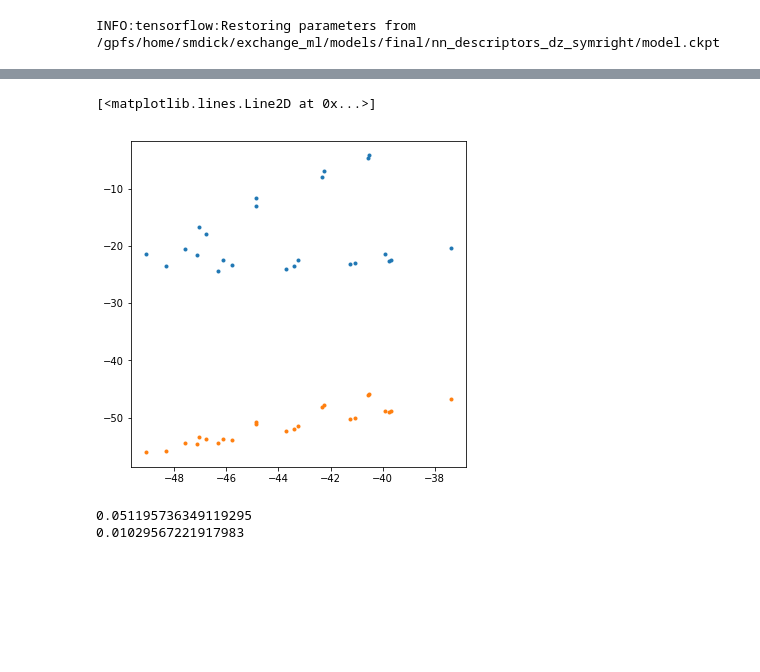
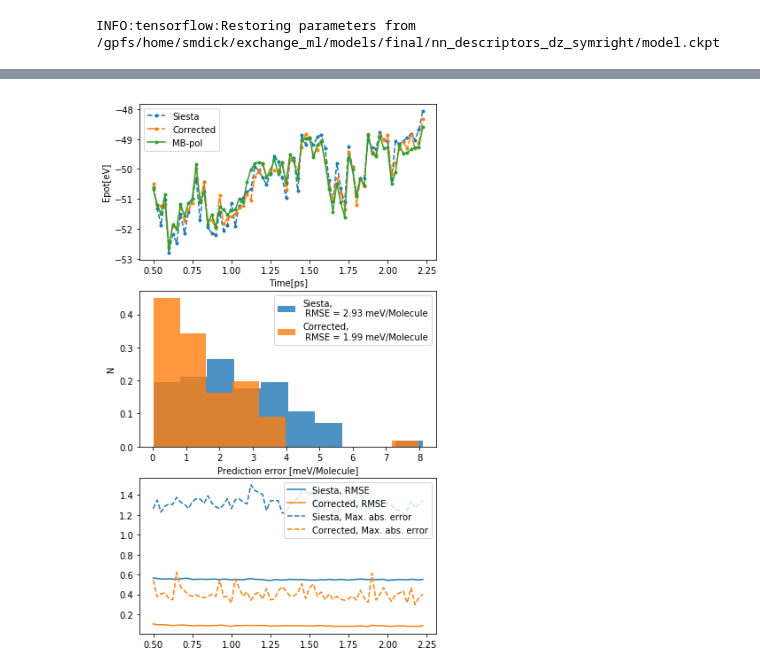
Before and after one commit to semodi/mlcf, a Jupyter notebook: analysis/test_along_traj.ipynb, the cells around one changed output, grey strips where cells are left out. Saved outputs shown, nothing was run; the diff lists cells and outputs as text; code cells hidden in the pictures; blank space fills up the shorter version.

```diff
--- a/analysis/test_along_traj.ipynb
+++ b/analysis/test_along_traj.ipynb
@@ -89,19 +110,53 @@ for a in all_atoms:
 energies_mbpol = np.array(energies_mbpol)
 forces_mbpol = np.array(forces_mbpol).reshape(-1,128,3,3)
 energies['Mbpol'] = energies_mbpol
-# %%
-figsize(6,6)
-plot(energies['Mbpol'] , energies['Siesta'], ls = '', marker = '.')
-plot(energies['Mbpol'] , energies['Corrected'], ls = '', marker = '.')
-# %% [output]
-[<matplotlib.lines.Line2D at 0x...>]
-[figure, removed]
-# %%
-print(np.std(energies['Mbpol'] - energies['Siesta'])/128)
-print(np.std(energies['Mbpol'] - energies['Corrected'])/128)
-# %% [output]
-0.051195736349119295
-0.01029567221917983
+# %%
+rmse_force_siesta = []
+rmse_force_corrected = []
+max_force_siesta = []
+max_force_corrected = []
+for i in range(len(energies)):
+
+    rmse_force_siesta.append(np.sqrt(np.mean((forces_siesta[i].flatten() - forces_mbpol[i].flatten())**2)))
+    rmse_force_corrected.append(np.sqrt(np.mean((forces_corrected[i].flatten() - forces_mbpol[i].flatten())**2)))
+    max_force_siesta.append(np.sqrt(np.max((forces_siesta[i].flatten() - forces_mbpol[i].flatten())**2)))
+    max_force_corrected.append(np.sqrt(np.max((forces_corrected[i].flatten() - forces_mbpol[i].flatten())**2)))
+# %%
+figsize(6,11)
+subplot(3,1,1)
+meandev_siesta = np.mean(energies['Mbpol'] - energies['Siesta'])
+meandev_corrected = np.mean(energies['Mbpol'] - energies['Corrected'])
+t = np.arange(start,100000,every)[:len(energies)]/2000
+plot(t, energies['Siesta'] + meandev_siesta, ls = '--', marker = '.', label = 'Siesta')
+plot(t, energies['Corrected'] + meandev_corrected, ls = '-.', marker = '.', label = 'Corrected')
+plot(t, energies['Mbpol'], ls = '-', marker = '.', label = 'MB-pol')
+xlabel('Time[ps]')
+ylabel('Epot[eV]')
+legend()
+subplot(3,1,2)
+meandev_siesta = np.mean(energies['Mbpol'] - energies['Siesta'])
+meandev_corrected = np.mean(energies['Mbpol'] - energies['Corrected'])
+# plot(energies['Mbpol'], ls = '-', marker = '.', label = 'MB-pol')
+hist(abs(energies['Siesta'] + meandev_siesta-energies['Mbpol'])/0.128 ,
+     label = 'Siesta,\n RMSE = {:.2f} meV/Molecule'.format(np.std(energies['Mbpol'] - energies['Siesta'])/0.128), alpha = 0.8,
+     normed=True)
+hist(abs(energies['Corrected'] + meandev_corrected - energies['Mbpol'])/0.128,
+     label = 'Corrected,\n RMSE = {:.2f} meV/Molecule'.format(np.std(energies['Mbpol'] - energies['Corrected'])/0.128), alpha = 0.8,
+     normed = True)
+xlabel('Prediction error [meV/Molecule]')
+ylabel('N')
+
+legend()
+subplot(3,1,3)
+plot(t, rmse_force_siesta, ls = '-', marker = '', label = 'Siesta, RMSE')
+plot(t, rmse_force_corrected, ls = '-', marker = '', label = 'Corrected, RMSE')
+plot(t, max_force_siesta, ls = '--', marker = '', label = 'Siesta, Max. abs. error', color = 'C0')
+plot(t, max_force_corrected, ls = '--', marker = '', label = 'Corrected, Max. abs. error', color = 'C1')
+legend()
+savefig('../figs/{}_errors.pdf'.format(path[path.rfind('/',0,-2)+1:-1]))
+savefig('../figs/{}_errors.eps'.format(path[path.rfind('/',0,-2)+1:-1]))
+# %% [output]
+[figure, added]
 # %%
 if features == 'descr':
     symmetry = np.genfromtxt('../symmetry.dat')
```
Also changed, not shown: parts of 13 cells of this notebook, 1 other file.
